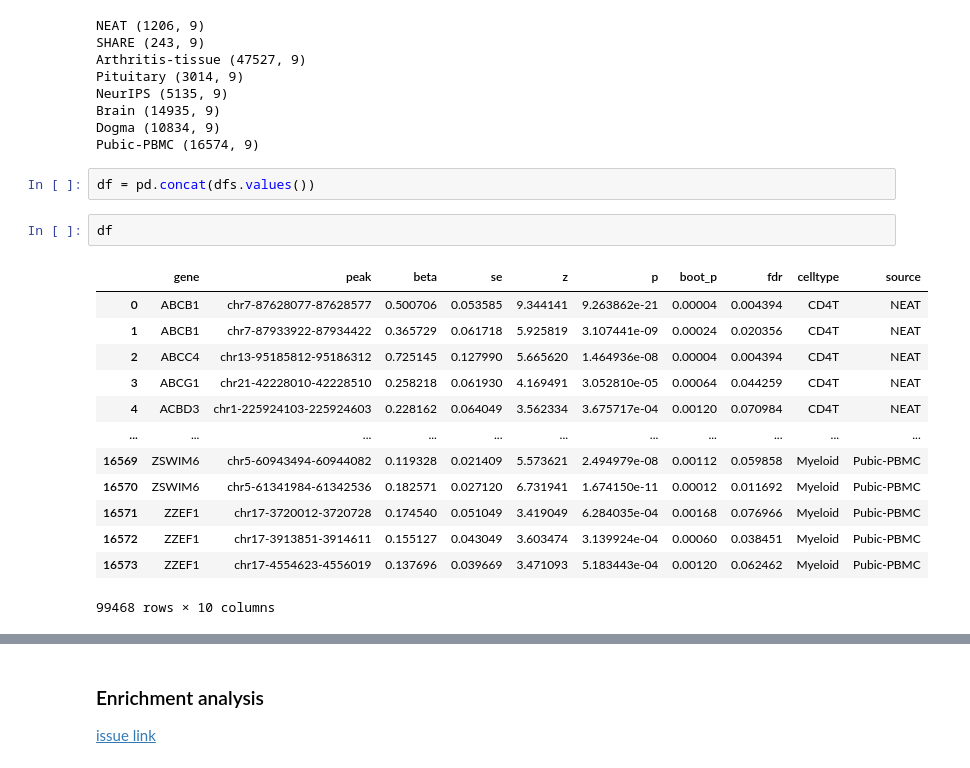
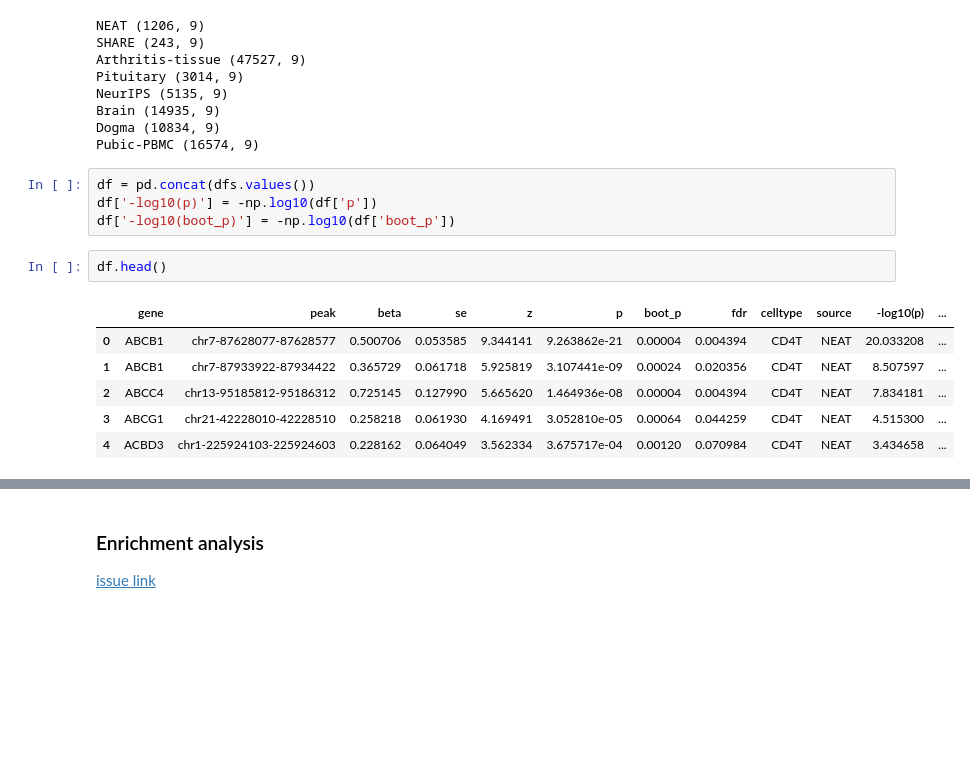
Before and after one commit to abearab/BMI-206-Class-Project, a Jupyter notebook: notebook.ipynb, the cells around one changed output, grey strips where cells are left out. Saved outputs shown, nothing was run; the diff lists cells and outputs as text; blank space fills up the shorter version.

```diff
--- a/notebook.ipynb
+++ b/notebook.ipynb
@@ -102,22 +161,17 @@ NeurIPS (5135, 9)
 Brain (14935, 9)
 Dogma (10834, 9)
 Pubic-PBMC (16574, 9)
-# %%
-df = pd.concat(dfs.values())
+# %%
+df = pd.concat(dfs.values())
+df['-log10(p)'] = -np.log10(df['p'])
+df['-log10(boot_p)'] = -np.log10(df['boot_p'])
 # %%
-df
+df.head()
 # %% [output]
-|  | gene | peak | beta | se | z | p | boot_p | fdr | celltype | source |
-| 0 | ABCB1 | chr7-87628077-87628577 | 0.500706 | 0.053585 | 9.344141 | 9.263862e-21 | 0.00004 | 0.004394 | CD4T | NEAT |
-| 1 | ABCB1 | chr7-87933922-87934422 | 0.365729 | 0.061718 | 5.925819 | 3.107441e-09 | 0.00024 | 0.020356 | CD4T | NEAT |
-| 2 | ABCC4 | chr13-95185812-95186312 | 0.725145 | 0.127990 | 5.665620 | 1.464936e-08 | 0.00004 | 0.004394 | CD4T | NEAT |
-| 3 | ABCG1 | chr21-42228010-42228510 | 0.258218 | 0.061930 | 4.169491 | 3.052810e-05 | 0.00064 | 0.044259 | CD4T | NEAT |
-| 4 | ACBD3 | chr1-225924103-225924603 | 0.228162 | 0.064049 | 3.562334 | 3.675717e-04 | 0.00120 | 0.070984 | CD4T | NEAT |
-| ... | ... | ... | ... | ... | ... | ... | ... | ... | ... | ... |
-| 16569 | ZSWIM6 | chr5-60943494-60944082 | 0.119328 | 0.021409 | 5.573621 | 2.494979e-08 | 0.00112 | 0.059858 | Myeloid | Pubic-PBMC |
-| 16570 | ZSWIM6 | chr5-61341984-61342536 | 0.182571 | 0.027120 | 6.731941 | 1.674150e-11 | 0.00012 | 0.011692 | Myeloid | Pubic-PBMC |
-| 16571 | ZZEF1 | chr17-3720012-3720728 | 0.174540 | 0.051049 | 3.419049 | 6.284035e-04 | 0.00168 | 0.076966 | Myeloid | Pubic-PBMC |
-| 16572 | ZZEF1 | chr17-3913851-3914611 | 0.155127 | 0.043049 | 3.603474 | 3.139924e-04 | 0.00060 | 0.038451 | Myeloid | Pubic-PBMC |
-| 16573 | ZZEF1 | chr17-4554623-4556019 | 0.137696 | 0.039669 | 3.471093 | 5.183443e-04 | 0.00120 | 0.062462 | Myeloid | Pubic-PBMC |
+|  | gene | peak | beta | se | z | p | boot_p | fdr | celltype | source | -log10(p) | ... |
+| 0 | ABCB1 | chr7-87628077-87628577 | 0.500706 | 0.053585 | 9.344141 | 9.263862e-21 | 0.00004 | 0.004394 | CD4T | NEAT | 20.033208 | ... |
+| 1 | ABCB1 | chr7-87933922-87934422 | 0.365729 | 0.061718 | 5.925819 | 3.107441e-09 | 0.00024 | 0.020356 | CD4T | NEAT | 8.507597 | ... |
+| 2 | ABCC4 | chr13-95185812-95186312 | 0.725145 | 0.127990 | 5.665620 | 1.464936e-08 | 0.00004 | 0.004394 | CD4T | NEAT | 7.834181 | ... |
+| 3 | ABCG1 | chr21-42228010-42228510 | 0.258218 | 0.061930 | 4.169491 | 3.052810e-05 | 0.00064 | 0.044259 | CD4T | NEAT | 4.515300 | ... |
+| 4 | ACBD3 | chr1-225924103-225924603 | 0.228162 | 0.064049 | 3.562334 | 3.675717e-04 | 0.00120 | 0.070984 | CD4T | NEAT | 3.434658 | ... |
-99468 rows × 10 columns
 # %%
```
Also changed, not shown: parts of 15 cells of this notebook.
